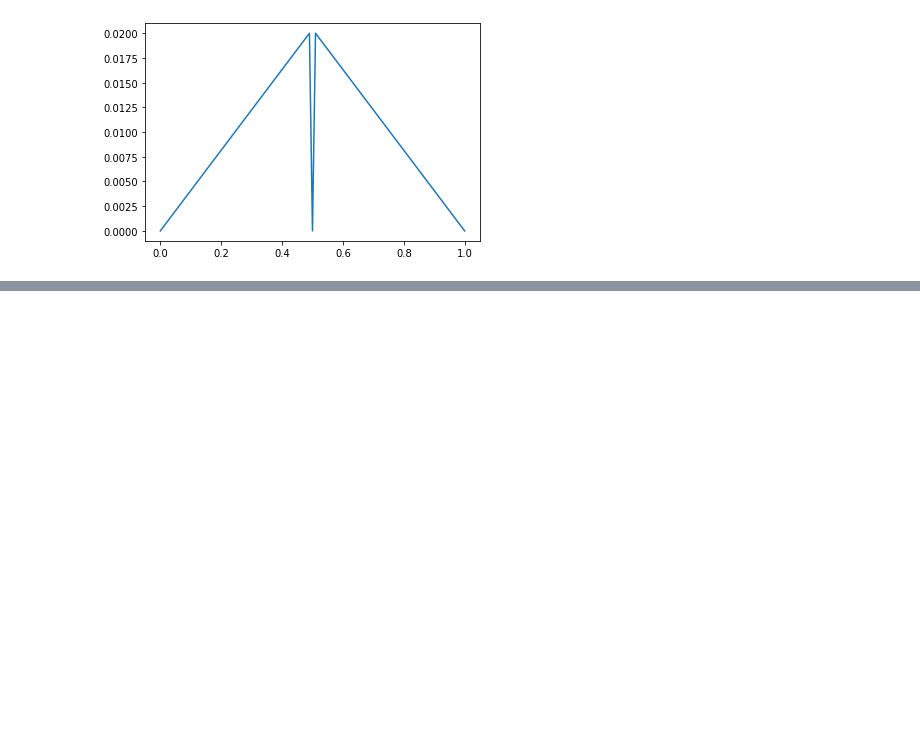
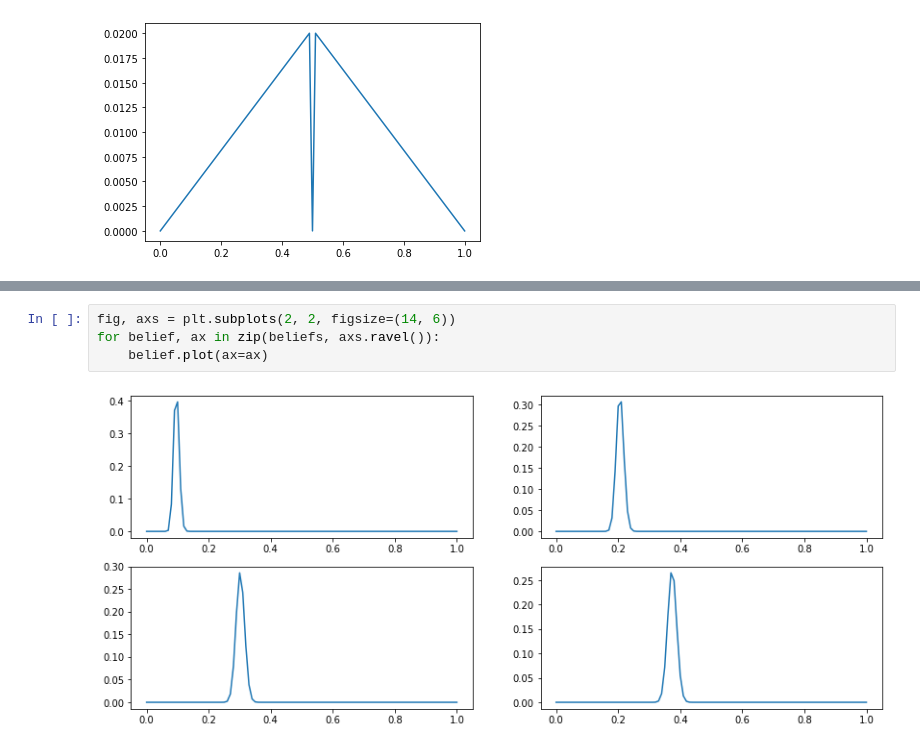
Before and after one commit to minstrel1149/think_bayes, a Jupyter notebook: Ch.10_Testing.ipynb, the cells around one changed output, grey strips where cells are left out. Saved outputs shown, nothing was run; the diff lists cells and outputs as text; blank space fills up the shorter version.

```diff
--- a/Ch.10_Testing.ipynb
+++ b/Ch.10_Testing.ipynb
@@ -61,0 +98,6 @@ biased_triangle.plot()
+# %%
+fig, axs = plt.subplots(2, 2, figsize=(14, 6))
+for belief, ax in zip(beliefs, axs.ravel()):
+    belief.plot(ax=ax)
+# %% [output]
+[figure, added]
```
Also changed, not shown: parts of 11 cells of this notebook, 3 other files.
